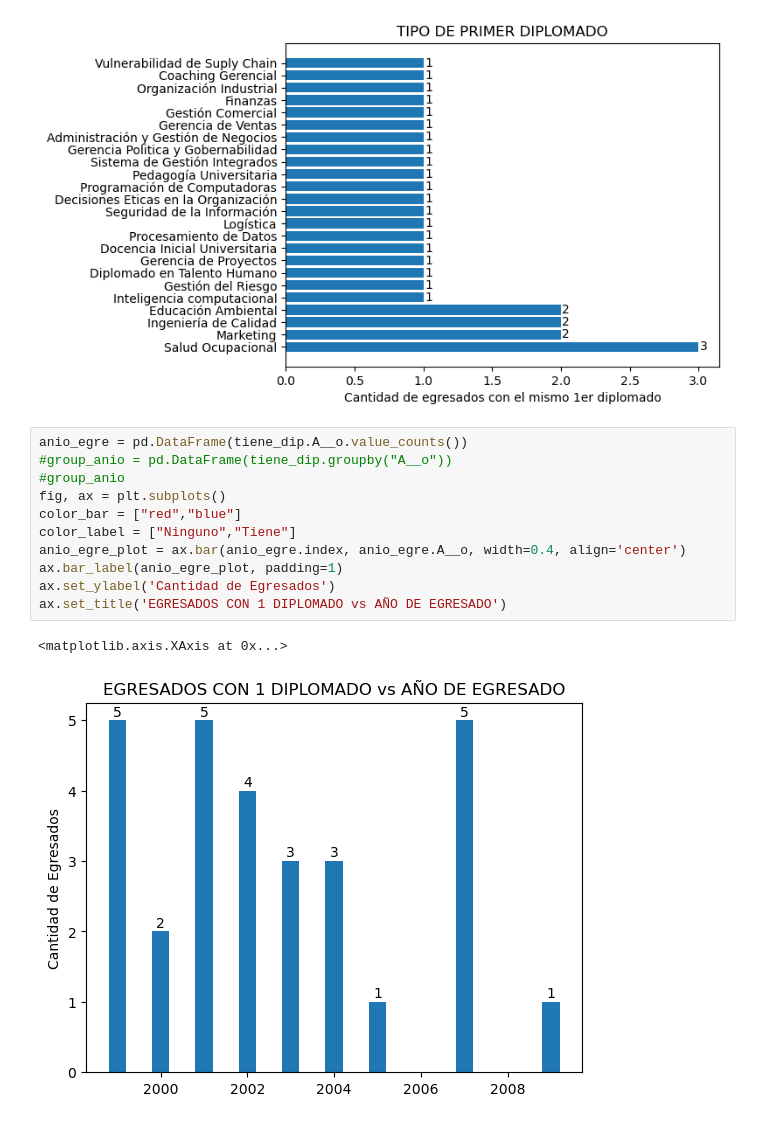
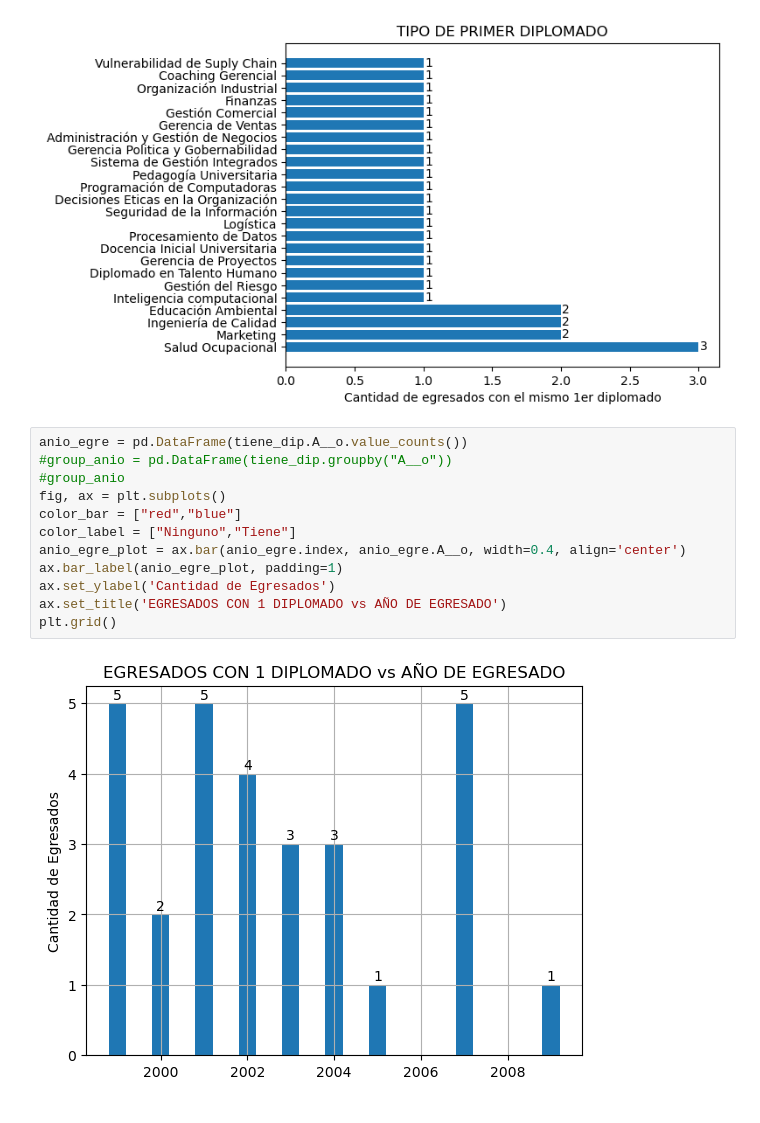
Before and after one commit to CarlosEMontesR/Proyectos2024, a Jupyter notebook: Tesis-2024/Comandos/Diplomado1.ipynb, the cells around one changed output. Saved outputs shown, nothing was run; the diff lists cells and outputs as text.

```diff
--- a/Tesis-2024/Comandos/Diplomado1.ipynb
+++ b/Tesis-2024/Comandos/Diplomado1.ipynb
@@ -89,14 +89,14 @@ ax.bar_label(infodip_bar, padding=1)
 # %%
 anio_egre = pd.DataFrame(tiene_dip.A__o.value_counts())
 #group_anio = pd.DataFrame(tiene_dip.groupby("A__o"))
 #group_anio
 fig, ax = plt.subplots()
 color_bar = ["red","blue"]
 color_label = ["Ninguno","Tiene"]
 anio_egre_plot = ax.bar(anio_egre.index, anio_egre.A__o, width=0.4, align='center')
 ax.bar_label(anio_egre_plot, padding=1)
 ax.set_ylabel('Cantidad de Egresados')
 ax.set_title('EGRESADOS CON 1 DIPLOMADO vs AÑO DE EGRESADO')
+plt.grid()
 # %% [output]
-<matplotlib.axis.XAxis at 0x...>
-[figure, old version]
+[figure, new version]
```
Also changed, not shown: 3 other files.
